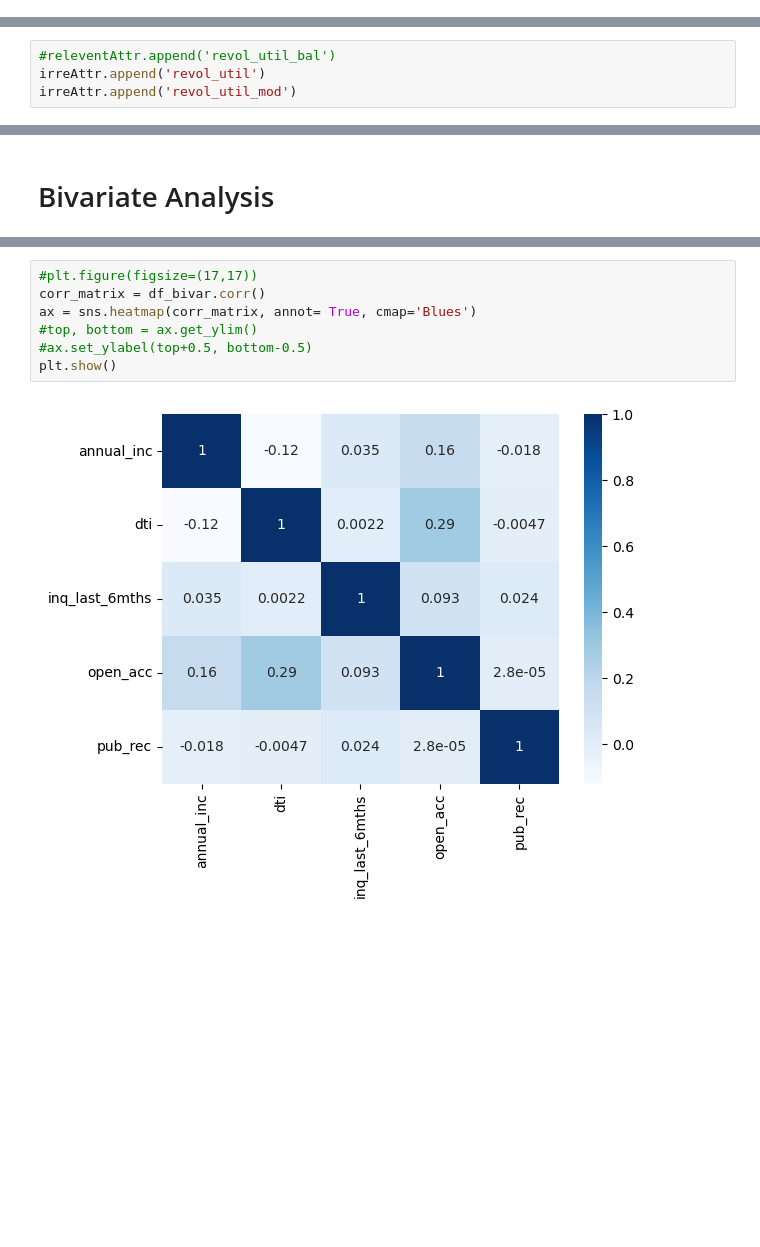
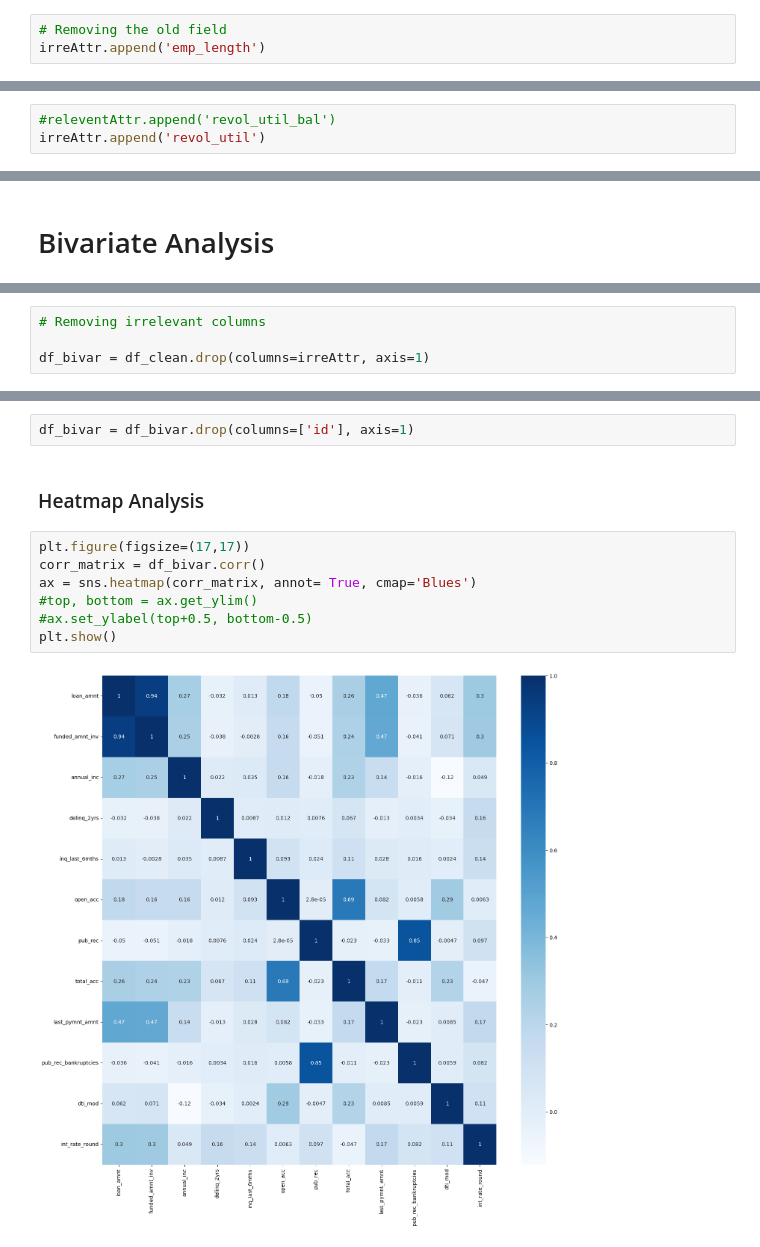
Before and after one commit to arijeetsaha/Lending_Club_Case_Study, a Jupyter notebook: Arijeet.ipynb, the cells around one changed output, grey strips where cells are left out. Drawn from its saved outputs; the diff is of its cells as text; blank space fills up the shorter version.

```diff
--- a/Arijeet.ipynb
+++ b/Arijeet.ipynb
@@ -858,4 +858,7 @@ barplot(df_co, xattr=attr, yattr="charged off percentage", xlabel="Employment Le
 releventAttr.append('emp_length_number')
+# %%
+# Removing the old field
+irreAttr.append('emp_length')
 # %%
 releventAttr
 # %% [output]
@@ -1655,7 +1651,6 @@ Name: revol_util_bal, dtype: float64
 # %%
 #releventAttr.append('revol_util_bal')
 irreAttr.append('revol_util')
-irreAttr.append('revol_util_mod')
 # %% [markdown]
 ### 11. pub_rec_bankruptcies
 
@@ -2222,0 +2249,4 @@ SyntaxError: keyword argument repeated: hue (3219085311.py, line 6)
+# %%
+# Removing irrelevant columns
+
+df_bivar = df_clean.drop(columns=irreAttr, axis=1)
@@ -2223,9 +2273,13 @@ SyntaxError: keyword argument repeated: hue (3219085311.py, line 6)
+# %%
+df_bivar = df_bivar.drop(columns=['id'], axis=1)
+# %% [markdown]
+### Heatmap Analysis
 # %%
-#plt.figure(figsize=(17,17))
+plt.figure(figsize=(17,17))
 corr_matrix = df_bivar.corr()
 ax = sns.heatmap(corr_matrix, annot= True, cmap='Blues')
 #top, bottom = ax.get_ylim()
 #ax.set_ylabel(top+0.5, bottom-0.5)
 plt.show()
 # %% [output]
-[figure, old version]
+[figure, new version]
```
Also changed, not shown: parts of 60 cells of this notebook, 1 other file.
